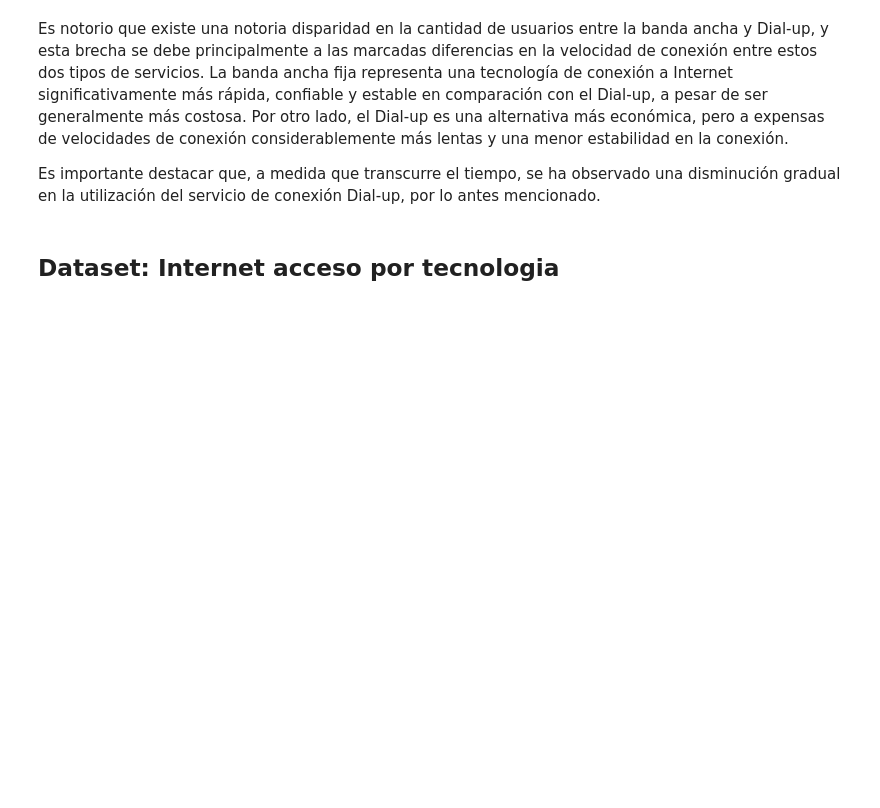
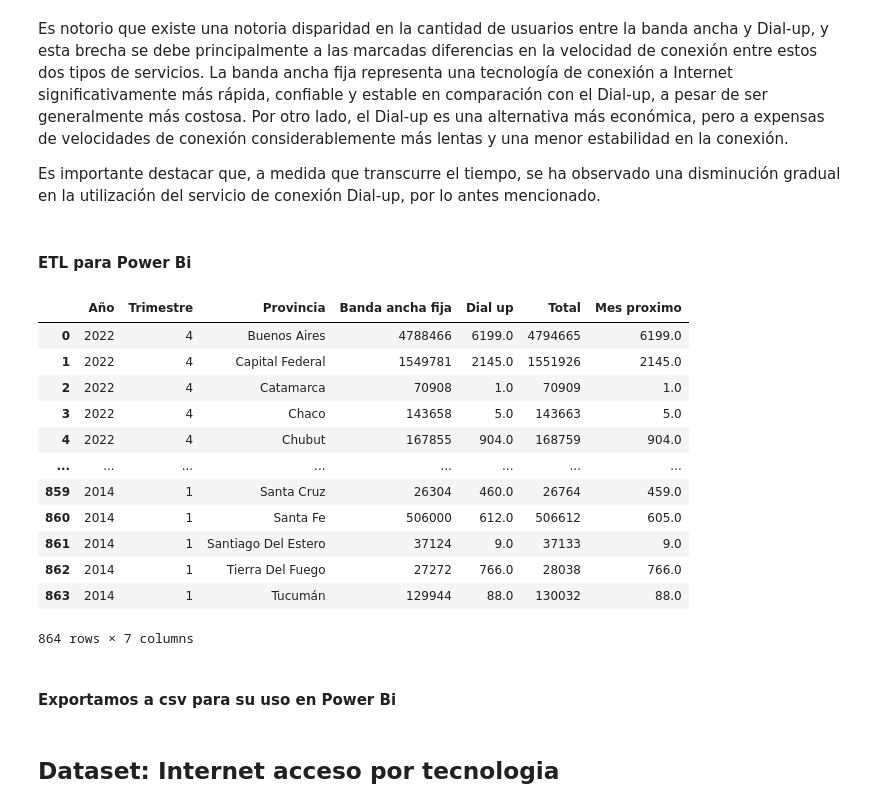
Before and after one commit to DamianAlbarino/Data-analysis-de-telecomunicaciones, a Jupyter notebook: EDA.ipynb, the cells around one changed output. Drawn from its saved outputs; the diff is of its cells as text; code cells hidden in the pictures; blank space fills up the shorter version.

```diff
--- a/EDA.ipynb
+++ b/EDA.ipynb
@@ -89,10 +8,0 @@ A continuación, procederemos a crear los gráficos de cajas correspondientes pa
-# %%
-cantidad = 1
-plt.figure(figsize=(18,44))
-for provincia in df['Provincia'].unique().tolist():
-    plt.subplot(8,3,cantidad)
-    sns.boxplot(data = df[(df['Provincia'] == provincia)], x = 'Año', y='Accesos por cada 100 hab')
-    plt.title(f'{provincia}')
-    cantidad+=1
-
-plt.show()
@@ -116,10 +8,0 @@ En este gráfico de barras, se representa la media anual de acceso a Internet po
-# %%
-cantidad = 1
-plt.figure(figsize=(20,44))
-for provincia in df['Provincia'].unique().tolist():
-    plt.subplot(8,3,cantidad)
-    sns.barplot(data = df[(df['Provincia'] == provincia)], x = 'Año', y='Accesos por cada 100 hab', hue='Trimestre')
-    plt.title(f'{provincia}')
-    cantidad+=1
-
-plt.show()
@@ -386,3 +208,36 @@ Es importante destacar que, a medida que transcurre el tiempo, se ha observado u
+# %% [markdown]
+#### ETL para Power Bi
+# %%
+# Creamos una nueva columna para equiparar el valor del kpi
+df['Mes proximo'] = None
+
+provincias = df['Provincia'].unique().tolist()
+# Los que tienen un valor en el proximo trimestre los guardamos como proximo
+for provincia in provincias:
+    lista = df.loc[df['Provincia'] == provincia, 'Dial up'].to_list()
+    lista = lista[:-1]
+    df.loc[(df['Provincia'] == provincia) & ((df['Año'] != 2022) | (df['Trimestre'] != 4)), 'Mes proximo'] = lista
+
+# Los que no tienen valor en el proximo mes osea los del 2022 Trim 4. ponemos el mismo valor que tiene.
+for provincia in provincias:
+    lista = df.loc[(df['Provincia'] == provincia) & ((df['Año'] == 2022) & (df['Trimestre'] == 4)), 'Dial up'].to_list()
+    df.loc[(df['Provincia'] == provincia) & ((df['Año'] == 2022) & (df['Trimestre'] == 4)), 'Mes proximo'] = lista
+# %% [output]
+|  | Año | Trimestre | Provincia | Banda ancha fija | Dial up | Total | Mes proximo |
+| 0 | 2022 | 4 | Buenos Aires | 4788466 | 6199.0 | 4794665 | 6199.0 |
+| 1 | 2022 | 4 | Capital Federal | 1549781 | 2145.0 | 1551926 | 2145.0 |
+| 2 | 2022 | 4 | Catamarca | 70908 | 1.0 | 70909 | 1.0 |
+| 3 | 2022 | 4 | Chaco | 143658 | 5.0 | 143663 | 5.0 |
+| 4 | 2022 | 4 | Chubut | 167855 | 904.0 | 168759 | 904.0 |
+| ... | ... | ... | ... | ... | ... | ... | ... |
+| 859 | 2014 | 1 | Santa Cruz | 26304 | 460.0 | 26764 | 459.0 |
+| 860 | 2014 | 1 | Santa Fe | 506000 | 612.0 | 506612 | 605.0 |
+| 861 | 2014 | 1 | Santiago Del Estero | 37124 | 9.0 | 37133 | 9.0 |
+| 862 | 2014 | 1 | Tierra Del Fuego | 27272 | 766.0 | 28038 | 766.0 |
+| 863 | 2014 | 1 | Tucumán | 129944 | 88.0 | 130032 | 88.0 |
+864 rows × 7 columns
+# %% [markdown]
+#### Exportamos a csv para su uso en Power Bi
 # %%
 df.to_csv('Datasets trabajados/Internet_BAF.csv', sep=';', index=False)
 # %% [markdown]
```
Also changed, not shown: parts of 75 cells of this notebook, 18 other files.
